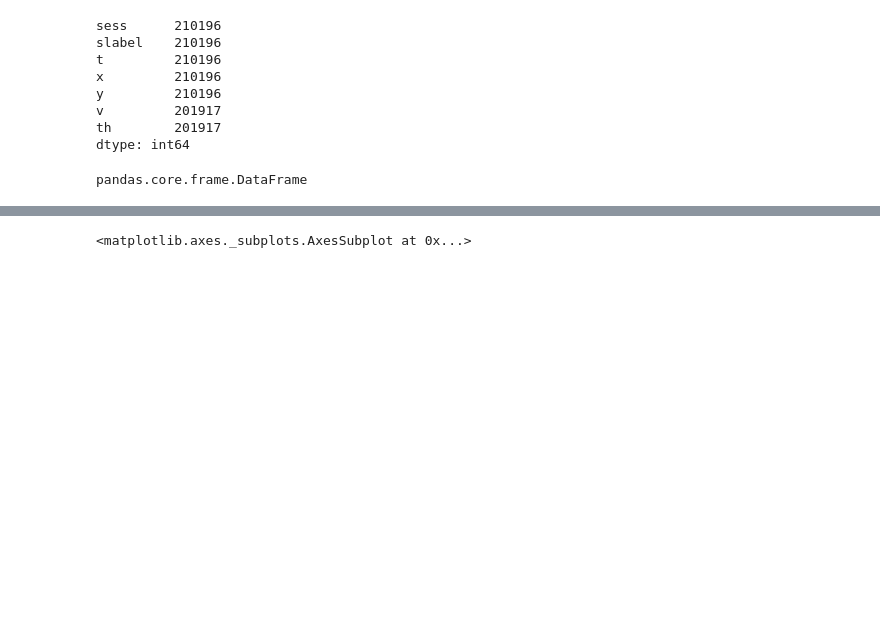
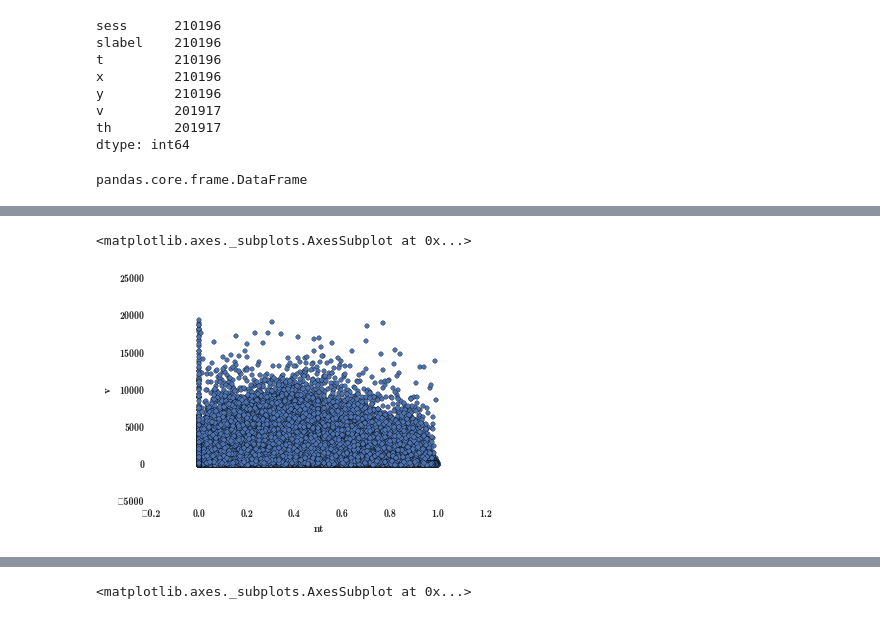
Before and after one commit to andrwat/DA, a Jupyter notebook: notebooks/Final Project.ipynb, the cells around one changed output, grey strips where cells are left out. Drawn from its saved outputs; the diff is of its cells as text; code cells hidden in the pictures; blank space fills up the shorter version.

```diff
--- a/notebooks/Final Project.ipynb
+++ b/notebooks/Final Project.ipynb
@@ -236 +235,6 @@ df.head()
+# %%
+df2.plot(x='nt', y='v', kind='scatter')
+# %% [output]
+<matplotlib.axes._subplots.AxesSubplot at 0x...>
+[figure, added]
 # %%
```
Also changed, not shown: parts of 12 cells of this notebook.
